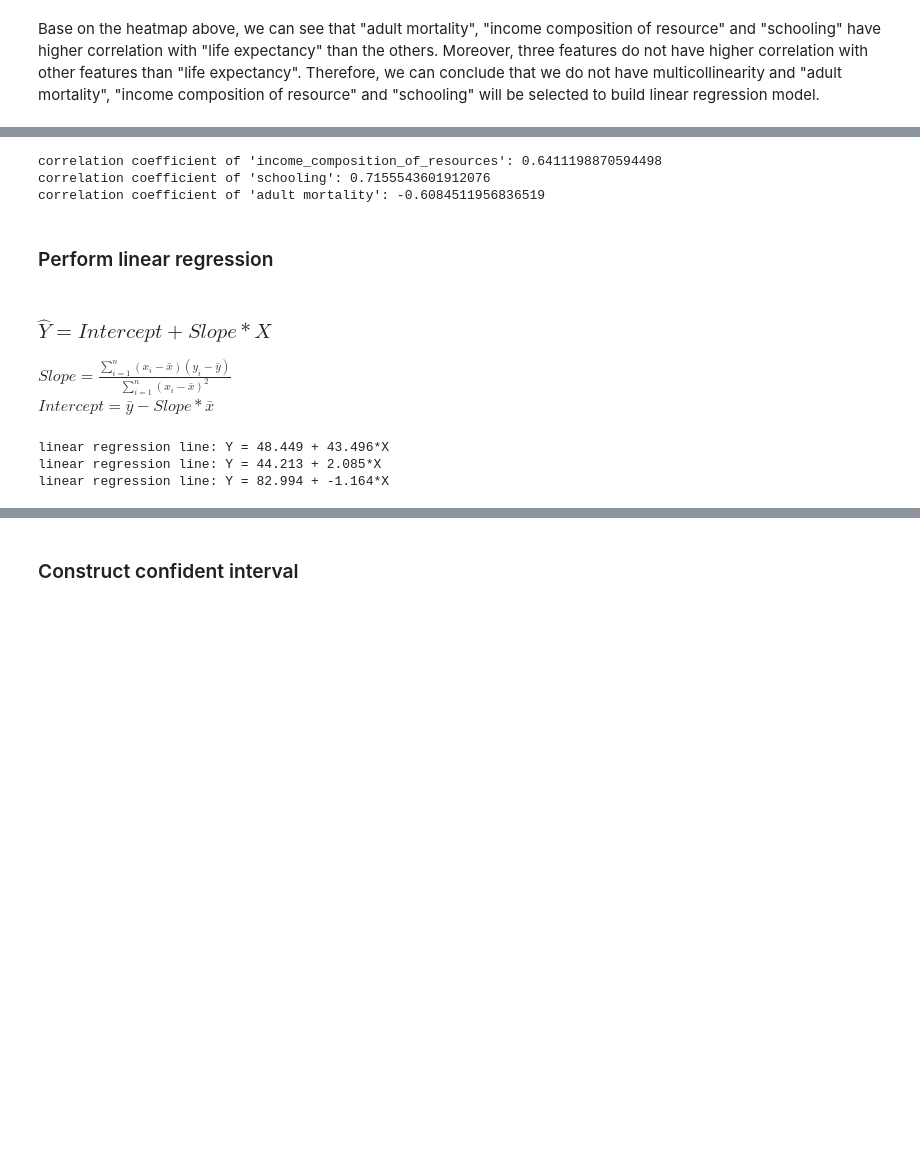
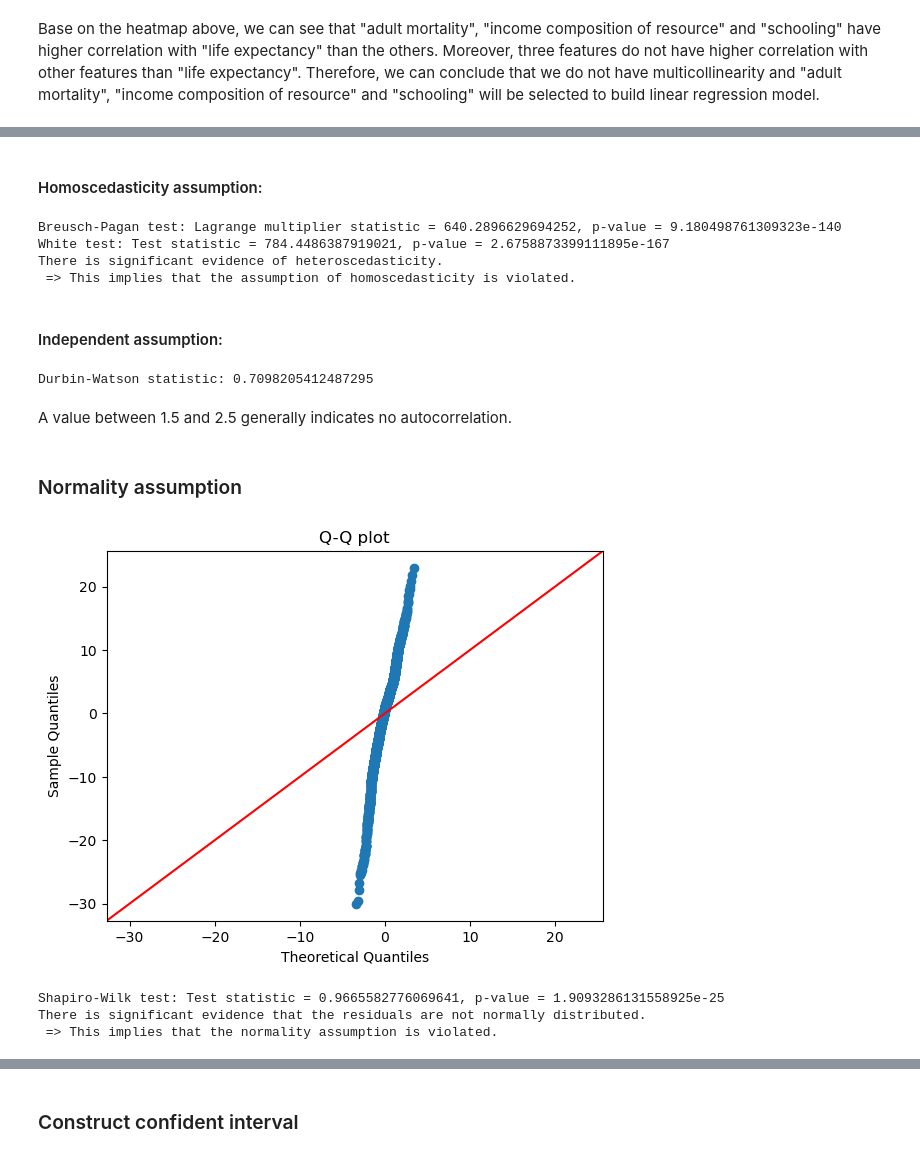
Before and after one commit to ov3ipo/SM_Project, a Jupyter notebook: project.ipynb, the cells around one changed output, grey strips where cells are left out. Cells and saved outputs as stored; diff of their text form; code cells hidden in the pictures; blank space fills up the shorter version.

```diff
--- a/project.ipynb
+++ b/project.ipynb
@@ -526,22 +592,50 @@ $ r = \frac{\sum_{i=1}^{n}(x_i - \bar{x})(y_i - \bar{y})}{\sqrt{\sum_{i=1}^{n}(x
+# %% [markdown]
+#### Homoscedasticity assumption:
+# %%
+# Homoscedasticity (Breusch-Pagan test)
+bp_test = het_breuschpagan(residuals, model.model.exog)
+print(f'Breusch-Pagan test: Lagrange multiplier statistic = {bp_test[0]}, p-value = {bp_test[1]}')
+
+# Homoscedasticity (White test)
+white_test = het_white(residuals, model.model.exog)
+print(f'White test: Test statistic = {white_test[0]}, p-value = {white_test[1]}')
+
+if white_test[1] <= 0.05:
+    print("There is significant evidence of heteroscedasticity.\n => This implies that the assumption of homoscedasticity is violated.")
+else :
+    print("There is no significant evidence to suggest heteroscedasticity.\n => This implies that the assumption of homoscedasticity is likely satisfied.")
+# %% [output]
+Breusch-Pagan test: Lagrange multiplier statistic = 640.2896629694252, p-value = 9.180498761309323e-140
+White test: Test statistic = 784.4486387919021, p-value = 2.6758873399111895e-167
+There is significant evidence of heteroscedasticity.
+ => This implies that the assumption of homoscedasticity is violated.
+# %% [markdown]
+#### Independent assumption:
+# %%
+dw_statistic = durbin_watson(residuals)
+print(f'Durbin-Watson statistic: {dw_statistic}')
+# %% [output]
+Durbin-Watson statistic: 0.7098205412487295
+# %% [markdown]
+
+A value between 1.5 and 2.5 generally indicates no autocorrelation.
+# %% [markdown]
+### Normality assumption
 # %%
-def correlation_coefficient(X,Y):
-    X_mean = np.mean(X)
-    Y_mean = np.mean(Y)
-    A = (X-X_mean)
-    B = (Y-Y_mean)
-    r = np.sum( A*B) / np.sqrt(np.sum(A**2)*np.sum(B**2))
-    return r
+sm.qqplot(residuals, line ='45')
+plt.title('Q-Q plot')
+plt.show()
+# %% [output]
+[figure, added]
 # %%
-print("correlation coefficient of 'income_composition_of_resources':", correlation_coefficient(X1,Y))
-print("correlation coefficient of 'schooling':", correlation_coefficient(X2,Y))
-print("correlation coefficient of 'adult mortality':", correlation_coefficient(X3,Y))
+# Normality (Shapiro-Wilk test)
+shapiro_test = shapiro(residuals)
+print(f'Shapiro-Wilk test: Test statistic = {shapiro_test[0]}, p-value = {shapiro_test[1]}')
+if shapiro_test[1] > 0.05:
+    print("There is no significant evidence to suggest that the residuals are not normally distributed.\n => This implies that the normality assumption is likely satisfied.")
+else :
+    print("There is significant evidence that the residuals are not normally distributed.\n => This implies that the normality assumption is violated.")
 # %% [output]
-correlation coefficient of 'income_composition_of_resources': 0.6411198870594498
-correlation coefficient of 'schooling': 0.7155543601912076
-correlation coefficient of 'adult mortality': -0.6084511956836519
+Shapiro-Wilk test: Test statistic = 0.9665582776069641, p-value = 1.9093286131558925e-25
+There is significant evidence that the residuals are not normally distributed.
+ => This implies that the normality assumption is violated.
-# %% [markdown]
-### Perform linear regression
-# %% [markdown]
-### $ \hat{Y} = Intercept + Slope*X $
-$Slope = \frac{\sum_{i=1}^{n}(x_i - \bar{x})(y_i - \bar{y})}{\sum_{i=1}^{n}(x_i - \bar{x})^2}                   $ <br>
-$Intercept = \bar{y} - Slope*\bar{x}$               <br>
@@ -558,8 +641,0 @@ def linear_regression_line (X,Y):
-# %%
-I1,S1 = linear_regression_line(X1,Y)
-I2,S2 = linear_regression_line(X2,Y)
-I3,S3 = linear_regression_line(X3,Y)
-# %% [output]
-linear regression line: Y = 48.449 + 43.496*X
-linear regression line: Y = 44.213 + 2.085*X
-linear regression line: Y = 82.994 + -1.164*X
```
Also changed, not shown: parts of 35 cells of this notebook.
